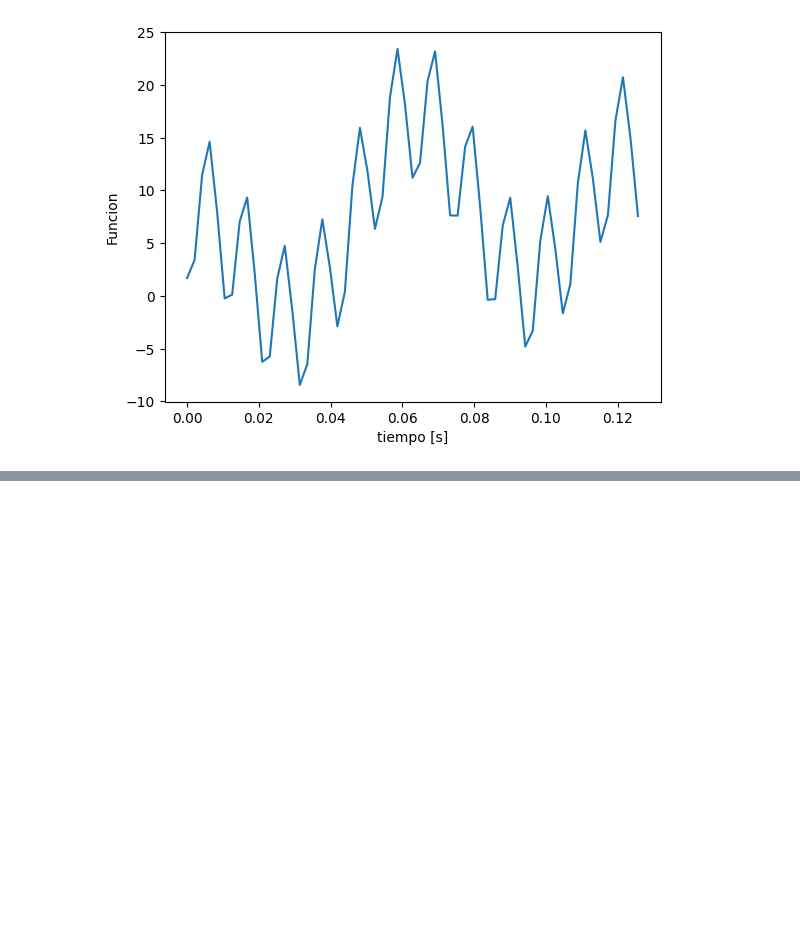
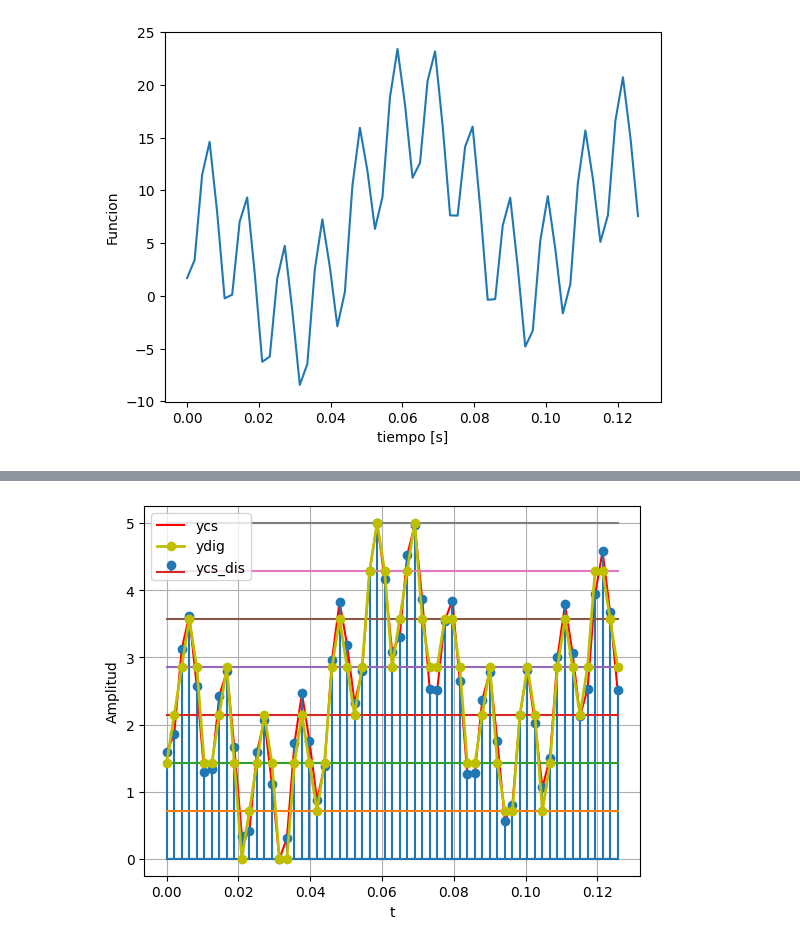
Before and after one commit to Robsy14/Se-ales-y-sistemas, a Jupyter notebook: Copia_de_ejemplo1SyS2021.ipynb, the cells around one changed output, grey strips where cells are left out. Drawn from its saved outputs; the diff is of its cells as text; code cells hidden in the pictures; blank space fills up the shorter version.

```diff
--- a/Copia_de_ejemplo1SyS2021.ipynb
+++ b/Copia_de_ejemplo1SyS2021.ipynb
@@ -458,0 +497,23 @@ ve = np.linspace(rmin,rmax,2**nbits)
+# %%
+#graficar señales
+
+plt.plot(tv,ycs,c='r', label='ycs')#cs continua
+
+plt.stem(tv,ycs, label='ycs_dis')#cs discreta
+
+#estados de cuantización
+
+for v in ve:
+  plt.plot(tv,v*np.ones(len(tv)))
+
+# graficar señal Digital (discreta + cuantizada)
+
+plt.plot(tv,yq,c='y',marker='o',label='ydig', linewidth=2)
+
+plt.legend()
+plt.grid()
+plt.xlabel('t')
+plt.ylabel('Amplitud')
+plt.show()
+# %% [output]
+[figure, added]
```
Also changed, not shown: parts of 6 cells of this notebook.
